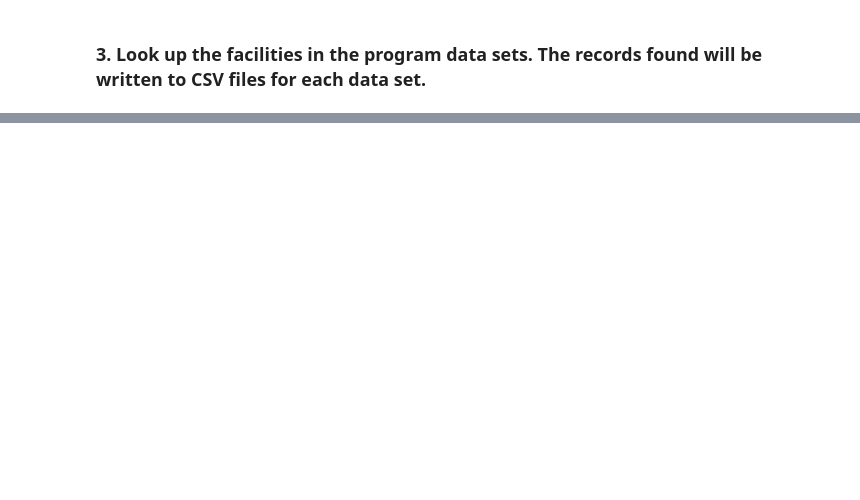
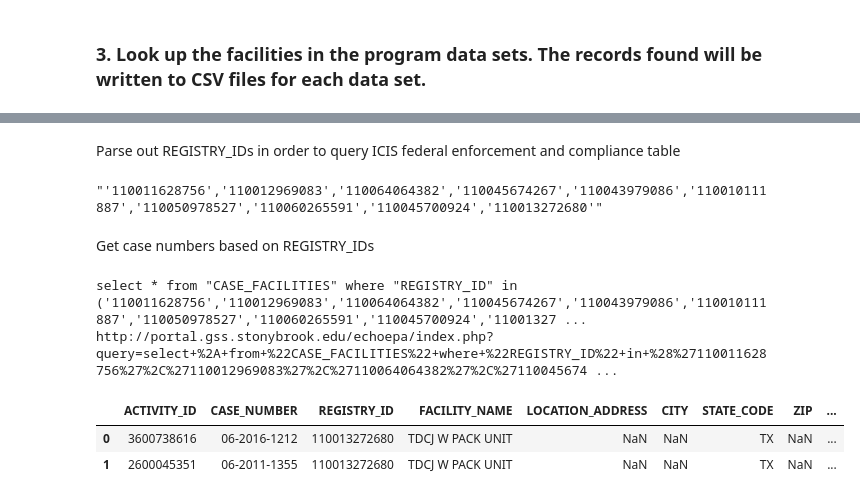
Before and after one commit to shansen5/CA_Prisons, a Jupyter notebook: CA_Prisons2.ipynb, the cells around one changed output, grey strips where cells are left out. Cells and saved outputs as stored; diff of their text form; code cells hidden in the pictures; blank space fills up the shorter version.

Commit message:
add code blocks to get extra enforcement actions

```diff
--- a/CA_Prisons2.ipynb
+++ b/CA_Prisons2.ipynb
@@ -65,0 +92,32 @@ for pgm_name,ds in data_sets.items():
+# %% [markdown]
+Parse out REGISTRY_IDs in order to query ICIS federal enforcement and compliance table
+# %%
+ids = ""
+for id in id_list[1:10]: # test on just 20 REGISTRY_IDs
+    ids+="'"+str(id)+"',"
+ids=ids[:-1] #remove trailing comma
+ids=ids+",'110013272680'" #Texas Department of Corrections facility (for testing purposes)
+ids
+# %% [output]
+"'110011628756','110012969083','110064064382','110045674267','110043979086','110010111887','110050978527','110060265591','110045700924','110013272680'"
+# %% [markdown]
+Get case numbers based on REGISTRY_IDs
+# %%
+facilities = None
+try:
+  #sql = 'select * from "CASE_FACILITIES" where "REGISTRY_ID" = \'110013272680\'' #Texas Department of Corrections facility (for testing purposes)
+  sql = 'select * from "CASE_FACILITIES" where "REGISTRY_ID" in ('+ids+')'
+  url= 'http://portal.gss.stonybrook.edu/echoepa/index.php?query=' # Old server: 'http://apps.tlt.stonybrook.edu/echoepa/index2.php?query='
+  data_location=url+urllib.parse.quote_plus(sql) + '&pg'
+  print(sql) # For debugging
+  print(data_location)
+  facilities = pd.read_csv(data_location)
+except pd.errors.EmptyDataError:
+  print("No facilities match!")
+facilities
+# %% [output]
+select * from "CASE_FACILITIES" where "REGISTRY_ID" in ('110011628756','110012969083','110064064382','110045674267','110043979086','110010111887','110050978527','110060265591','110045700924','11001327 ...
+http://portal.gss.stonybrook.edu/echoepa/index.php?query=select+%2A+from+%22CASE_FACILITIES%22+where+%22REGISTRY_ID%22+in+%28%27110011628756%27%2C%27110012969083%27%2C%27110064064382%27%2C%27110045674 ...
+|  | ACTIVITY_ID | CASE_NUMBER | REGISTRY_ID | FACILITY_NAME | LOCATION_ADDRESS | CITY | STATE_CODE | ZIP | ... |
+| 0 | 3600738616 | 06-2016-1212 | 110013272680 | TDCJ W PACK UNIT | NaN | NaN | TX | NaN | ... |
+| 1 | 2600045351 | 06-2011-1355 | 110013272680 | TDCJ W PACK UNIT | NaN | NaN | TX | NaN | ... |
```
Also changed, not shown: parts of 8 cells of this notebook.
